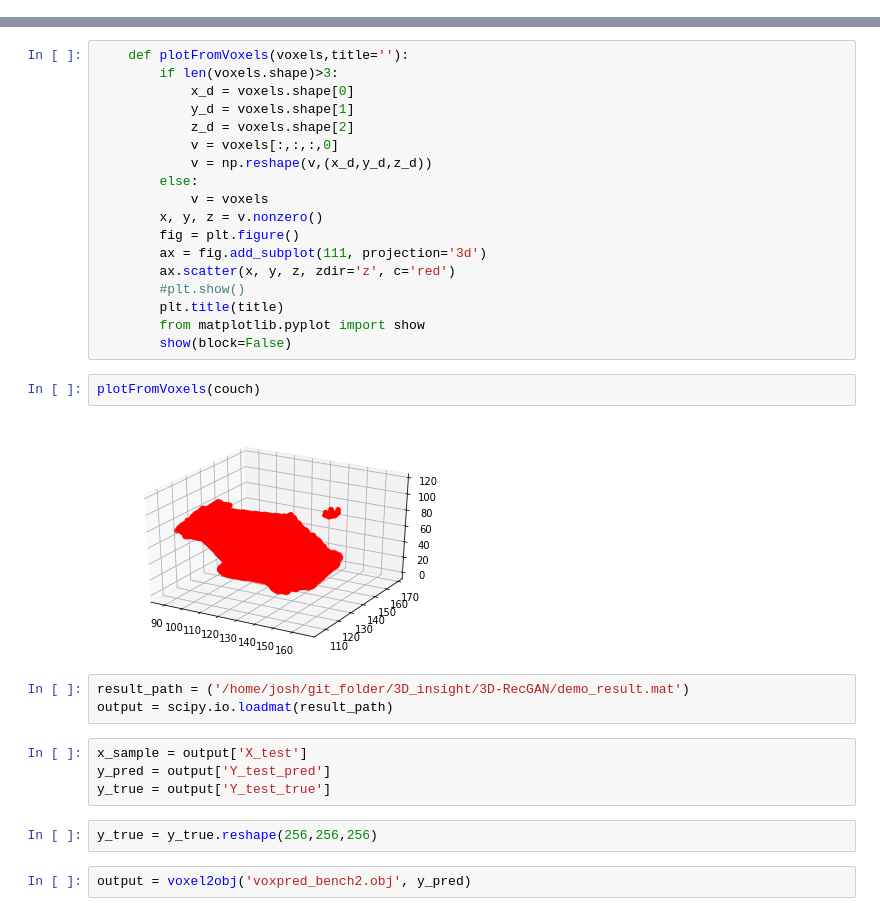
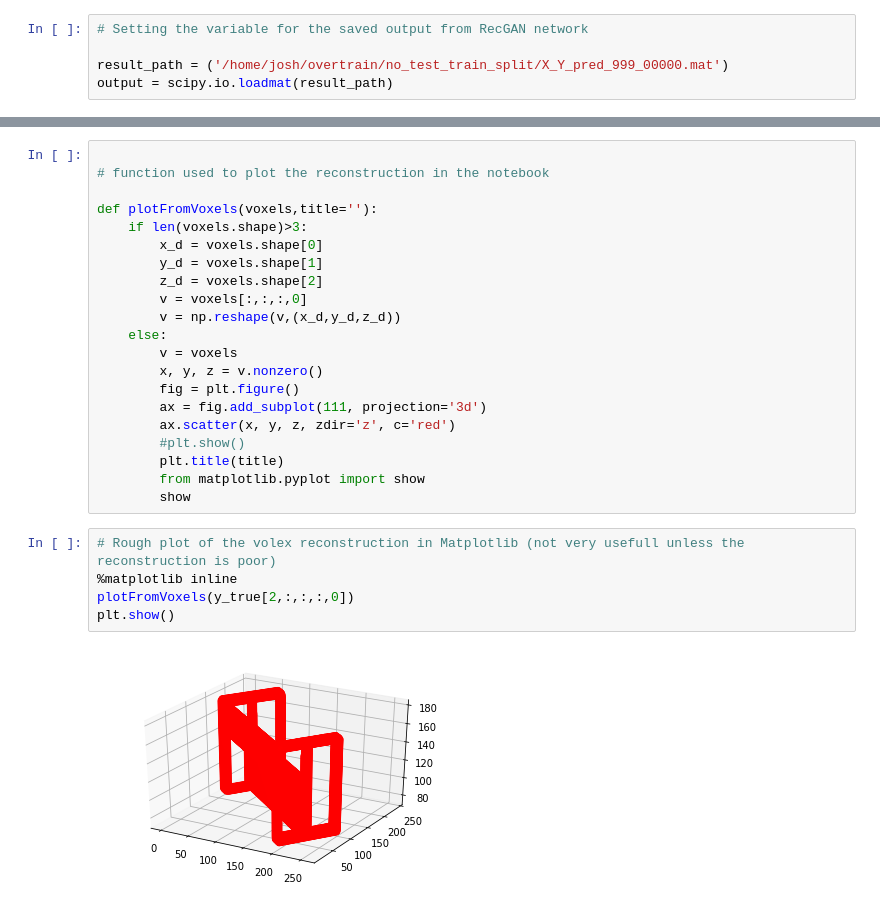
Before and after one commit to jmaher19/3D_insight, a Jupyter notebook: RecGAN_Voxel.ipynb, the cells around one changed output, grey strips where cells are left out. Saved outputs shown, nothing was run; the diff lists cells and outputs as text.

```diff
--- a/RecGAN_Voxel.ipynb
+++ b/RecGAN_Voxel.ipynb
@@ -108,0 +62,5 @@ bench = load_single_voxel_grid('./3D-RecGAN/02_1224.npz')
+# %%
+# Setting the variable for the saved output from RecGAN network
+
+result_path = ('/home/josh/overtrain/no_test_train_split/X_Y_pred_999_00000.mat')
+output = scipy.io.loadmat(result_path)
@@ -109,13 +94,16 @@ bench = load_single_voxel_grid('./3D-RecGAN/02_1224.npz')
 # %%
-    def plotFromVoxels(voxels,title=''):
-        if len(voxels.shape)>3:
-            x_d = voxels.shape[0]
-            y_d = voxels.shape[1]
-            z_d = voxels.shape[2]
-            v = voxels[:,:,:,0]
-            v = np.reshape(v,(x_d,y_d,z_d))
-        else:
-            v = voxels
+
+# function used to plot the reconstruction in the notebook
+
+def plotFromVoxels(voxels,title=''):
+    if len(voxels.shape)>3:
+        x_d = voxels.shape[0]
+        y_d = voxels.shape[1]
+        z_d = voxels.shape[2]
+        v = voxels[:,:,:,0]
+        v = np.reshape(v,(x_d,y_d,z_d))
+    else:
+        v = voxels
         x, y, z = v.nonzero()
         fig = plt.figure()
         ax = fig.add_subplot(111, projection='3d')
@@ -123,19 +111,11 @@ bench = load_single_voxel_grid('./3D-RecGAN/02_1224.npz')
         #plt.show()
         plt.title(title)
         from matplotlib.pyplot import show
-        show(block=False)
+        show
-# %%
-plotFromVoxels(couch)
-# %% [output]
-[figure, removed]
-# %%
-result_path = ('/home/josh/git_folder/3D_insight/3D-RecGAN/demo_result.mat')
-output = scipy.io.loadmat(result_path)
-# %%
-x_sample = output['X_test']
-y_pred = output['Y_test_pred']
-y_true = output['Y_test_true']
-# %%
-y_true = y_true.reshape(256,256,256)
-# %%
-output = voxel2obj('voxpred_bench2.obj', y_pred)
+# %%
+# Rough plot of the volex reconstruction in Matplotlib (not very usefull unless the reconstruction is poor)
+%matplotlib inline
+plotFromVoxels(y_true[2,:,:,:,0])
+plt.show()
+# %% [output]
+[figure, added]
```
Also changed, not shown: parts of 8 cells of this notebook, 2 other files.
